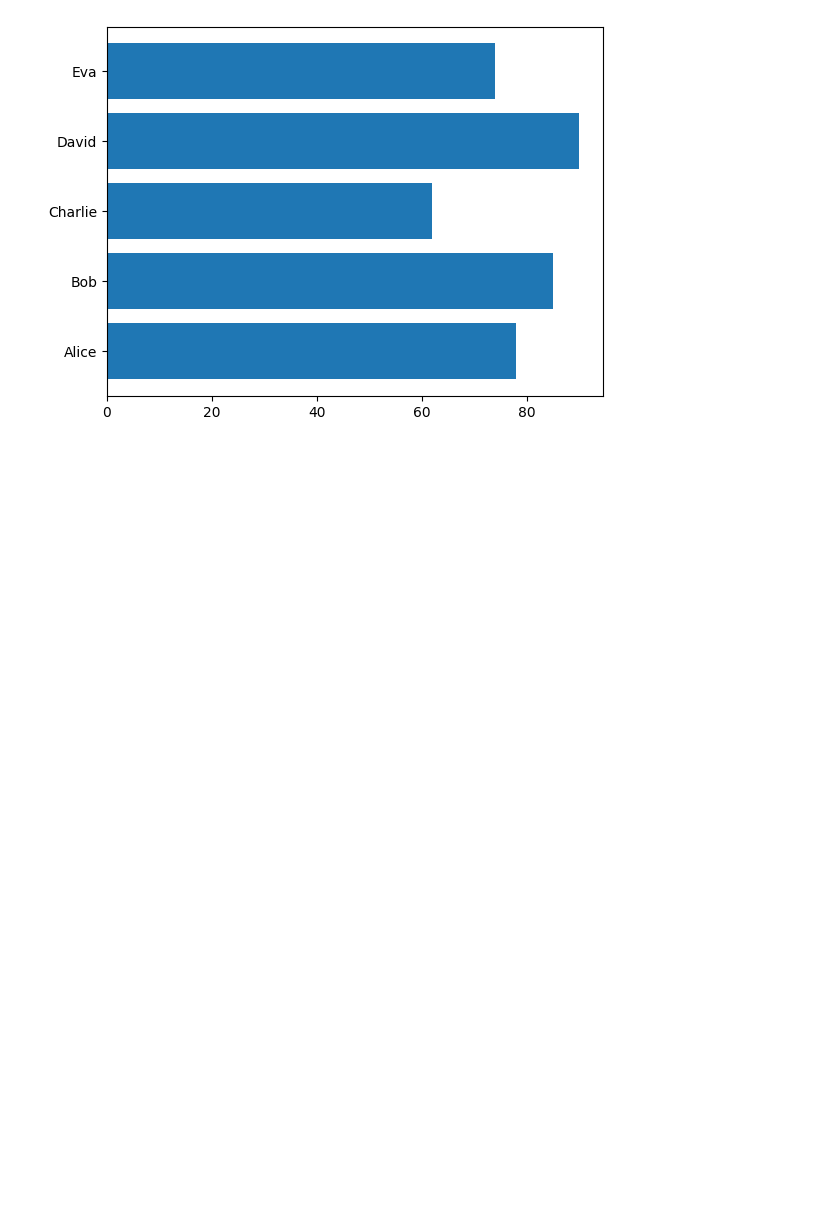
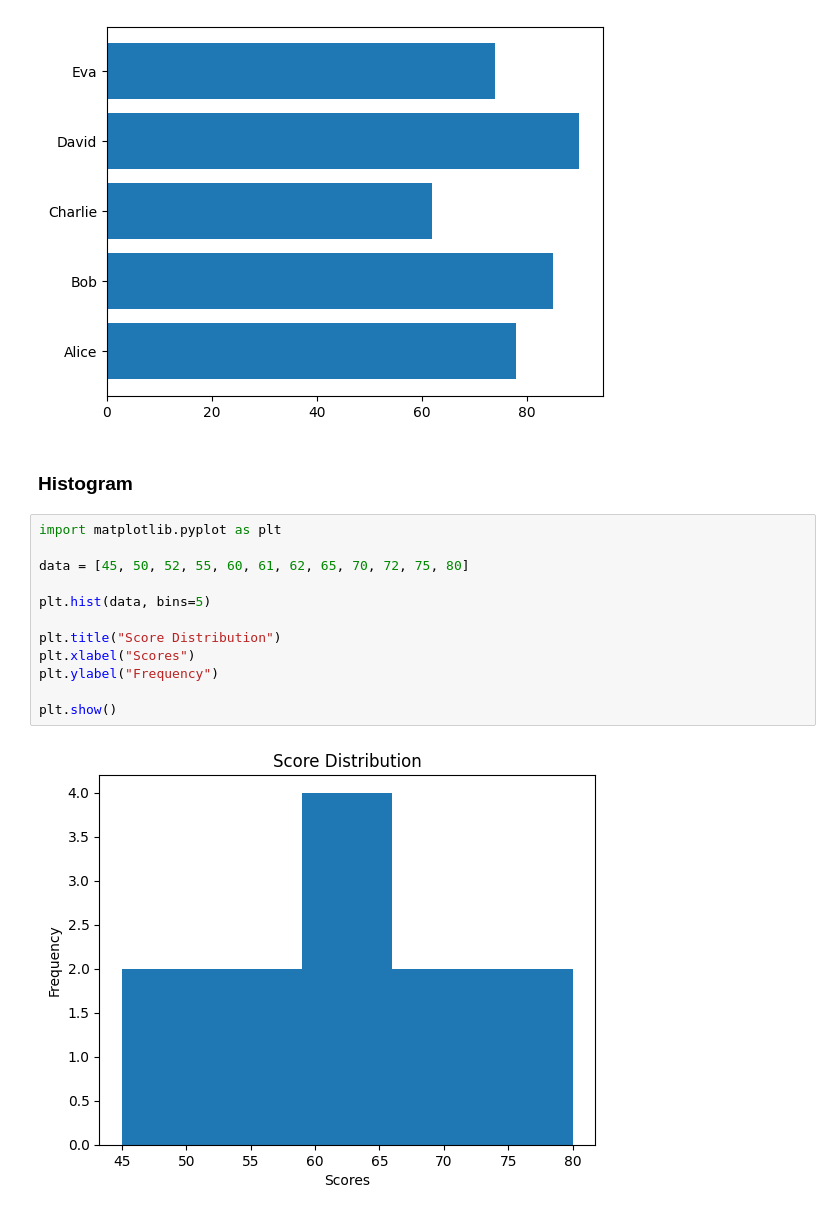
Before and after one commit to Saurav-T/pyside6-app-dev, a Jupyter notebook: day-10/matplot1.ipynb, the cells around one changed output. Cells and saved outputs as stored; diff of their text form; blank space fills up the shorter version.

Commit message:
feat: add histogram and pie chart in matplotlib

```diff
--- a/day-10/matplot1.ipynb
+++ b/day-10/matplot1.ipynb
@@ -138,3 +138,19 @@ plt.barh(students, scores)
 # %% [output]
 <BarContainer object of 5 artists>
 [figure]
+# %% [markdown]
+### Histogram
+# %%
+import matplotlib.pyplot as plt
+
+data = [45, 50, 52, 55, 60, 61, 62, 65, 70, 72, 75, 80]
+
+plt.hist(data, bins=5)
+
+plt.title("Score Distribution")
+plt.xlabel("Scores")
+plt.ylabel("Frequency")
+
+plt.show()
+# %% [output]
+[figure, added]
```
Also changed, not shown: parts of 1 cell of this notebook.
